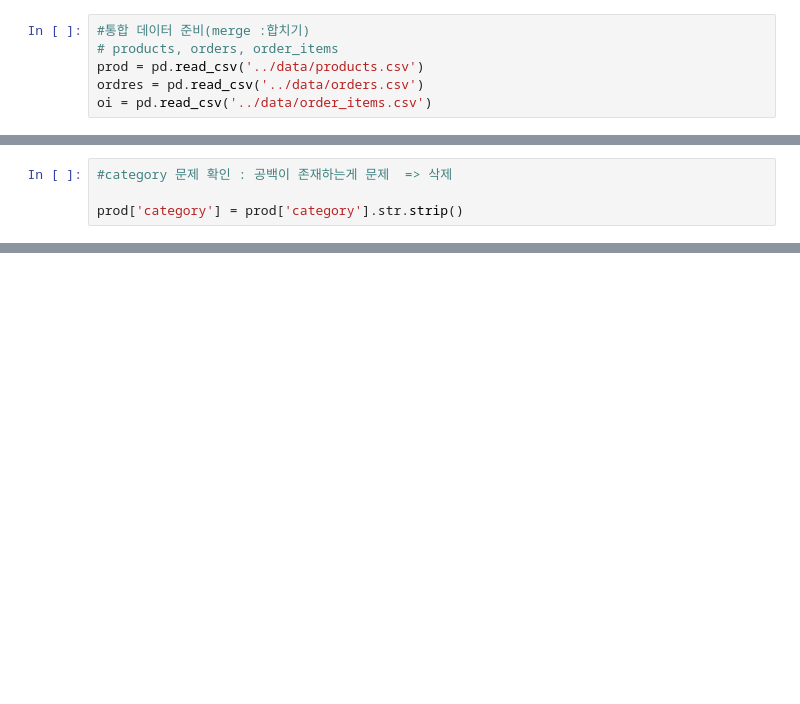
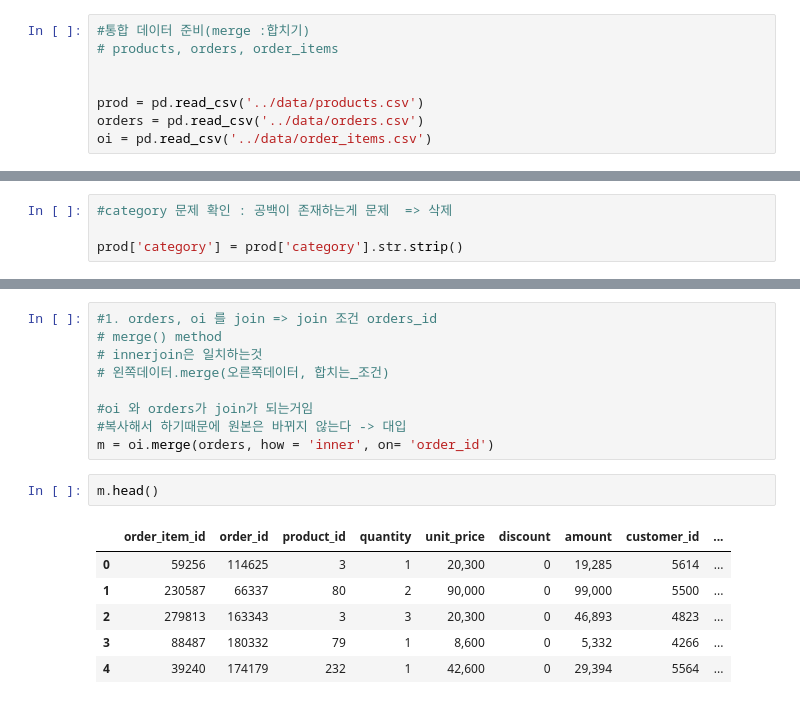
Before and after one commit to dioswifey/pandas_dev, a Jupyter notebook: chap08/we01.ipynb, the cells around one changed output, grey strips where cells are left out. Cells and saved outputs as stored; diff of their text form; blank space fills up the shorter version.

```diff
--- a/chap08/we01.ipynb
+++ b/chap08/we01.ipynb
@@ -3,8 +3,10 @@ import pandas as pd
 # %%
 #통합 데이터 준비(merge :합치기)
 # products, orders, order_items
+
+
 prod = pd.read_csv('../data/products.csv')
-ordres = pd.read_csv('../data/orders.csv')
+orders = pd.read_csv('../data/orders.csv')
 oi = pd.read_csv('../data/order_items.csv')
 # %%
 #중복된 상품번호가 있는지 확인
@@ -33,0 +100,18 @@ prod['category'] = prod['category'].str.strip()
+# %%
+#1. orders, oi 를 join => join 조건 orders_id
+# merge() method
+# innerjoin은 일치하는것
+# 왼쪽데이터.merge(오른쪽데이터, 합치는_조건)
+
+#oi 와 orders가 join가 되는거임
+#복사해서 하기때문에 원본은 바뀌지 않는다 -> 대입
+m = oi.merge(orders, how = 'inner', on= 'order_id')
+# %%
+m.head()
+# %% [output]
+|  | order_item_id | order_id | product_id | quantity | unit_price | discount | amount | customer_id | ... |
+| 0 | 59256 | 114625 | 3 | 1 | 20,300 | 0 | 19,285 | 5614 | ... |
+| 1 | 230587 | 66337 | 80 | 2 | 90,000 | 0 | 99,000 | 5500 | ... |
+| 2 | 279813 | 163343 | 3 | 3 | 20,300 | 0 | 46,893 | 4823 | ... |
+| 3 | 88487 | 180332 | 79 | 1 | 8,600 | 0 | 5,332 | 4266 | ... |
+| 4 | 39240 | 174179 | 232 | 1 | 42,600 | 0 | 29,394 | 5564 | ... |
```
Also changed, not shown: parts of 19 cells of this notebook, 3 other files.
